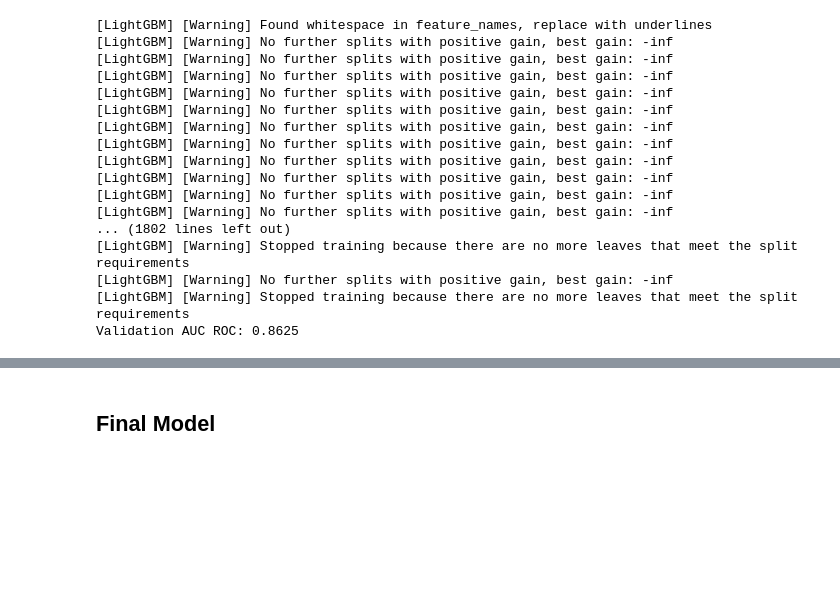
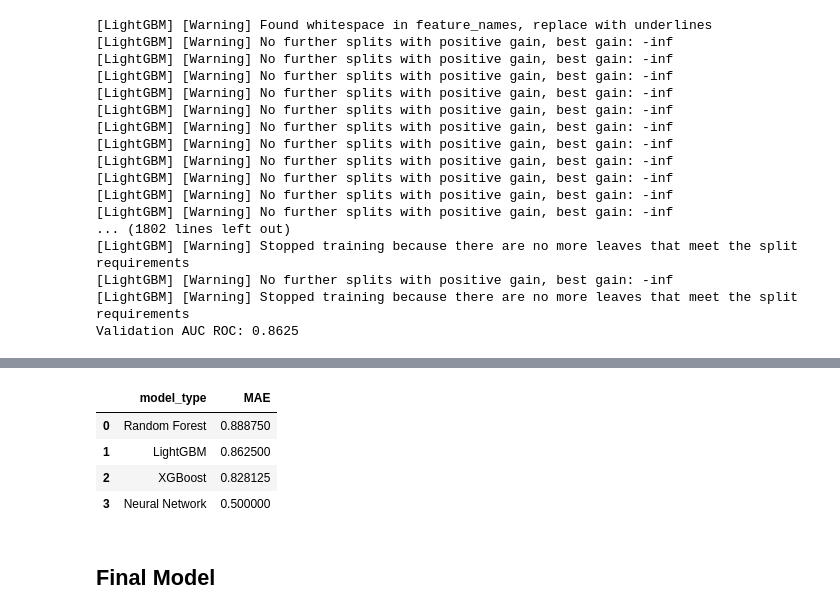
Before and after one commit to syarney3/data_science_projects, a Jupyter notebook: early_detection_heart_detection/train_models.ipynb, the cells around one changed output, grey strips where cells are left out. Saved outputs shown, nothing was run; the diff lists cells and outputs as text; code cells hidden in the pictures; blank space fills up the shorter version.

```diff
--- a/early_detection_heart_detection/train_models.ipynb
+++ b/early_detection_heart_detection/train_models.ipynb
@@ -340,0 +344,11 @@ Validation AUC ROC: 0.8625
+# %%
+nn = NeuralNetwork()
+best_params = nn.tune_classifier(X_train=X_train,
+                                 y_train=y_train,
+                                 X_val=X_val,
+                                 y_val=y_val)
+nn_clf = nn.fit_classifier(X_train=X_train,
+                           y_train=y_train,
+                           best_params=best_params)
+y_pred = nn_clf.predict(X_val)
+nn_auc_val = nn.compute_auc(y_val, y_pred)
@@ -341,3 +373,17 @@ Validation AUC ROC: 0.8625
+# %%
+model_metrics = pd.DataFrame({
+    'model_type': ['Random Forest', 'LightGBM', 'XGBoost', 'Neural Network'],
+    'MAE': [rf_auc_val, lgbm_auc_val, xg_auc_val, nn_auc_val]
+})
+
+model_metrics = model_metrics.sort_values(by='MAE', ascending=False).reset_index(drop=True)
+display(model_metrics)
+# %% [output]
+|  | model_type | MAE |
+| 0 | Random Forest | 0.888750 |
+| 1 | LightGBM | 0.862500 |
+| 2 | XGBoost | 0.828125 |
+| 3 | Neural Network | 0.500000 |
 # %% [markdown]
 ## Final Model
 # %% [markdown]
```
Also changed, not shown: parts of 3 cells of this notebook, 1 other file.
